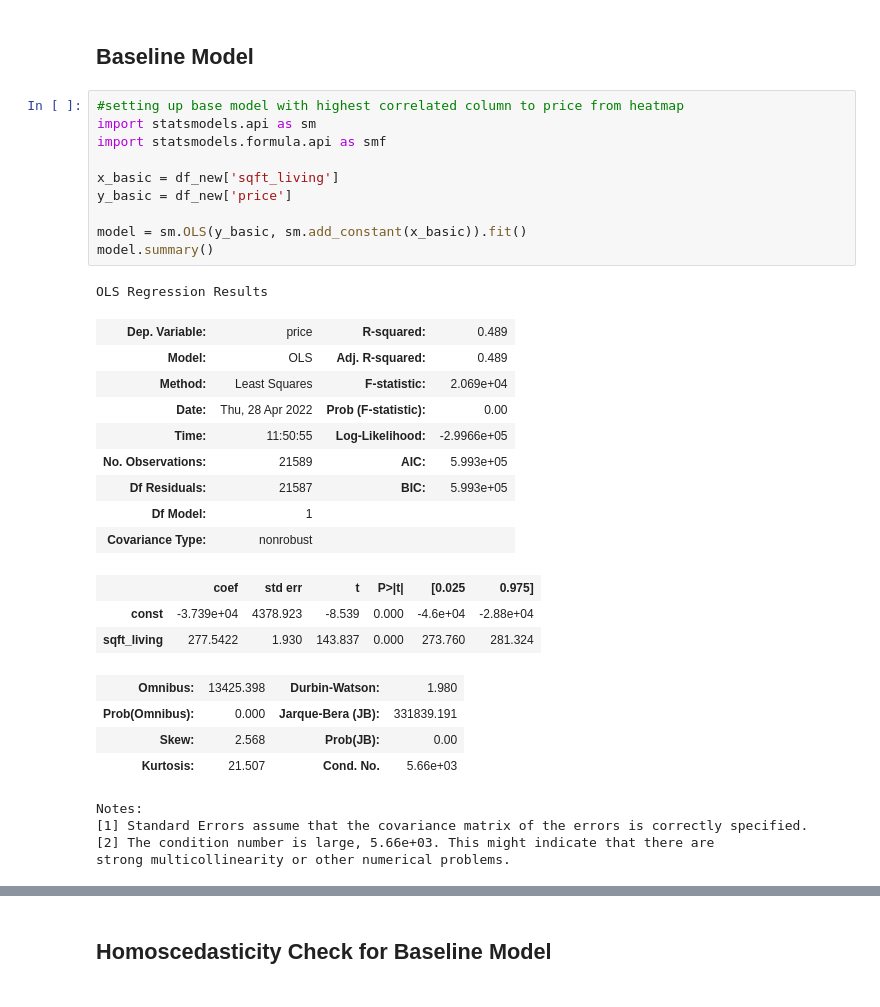
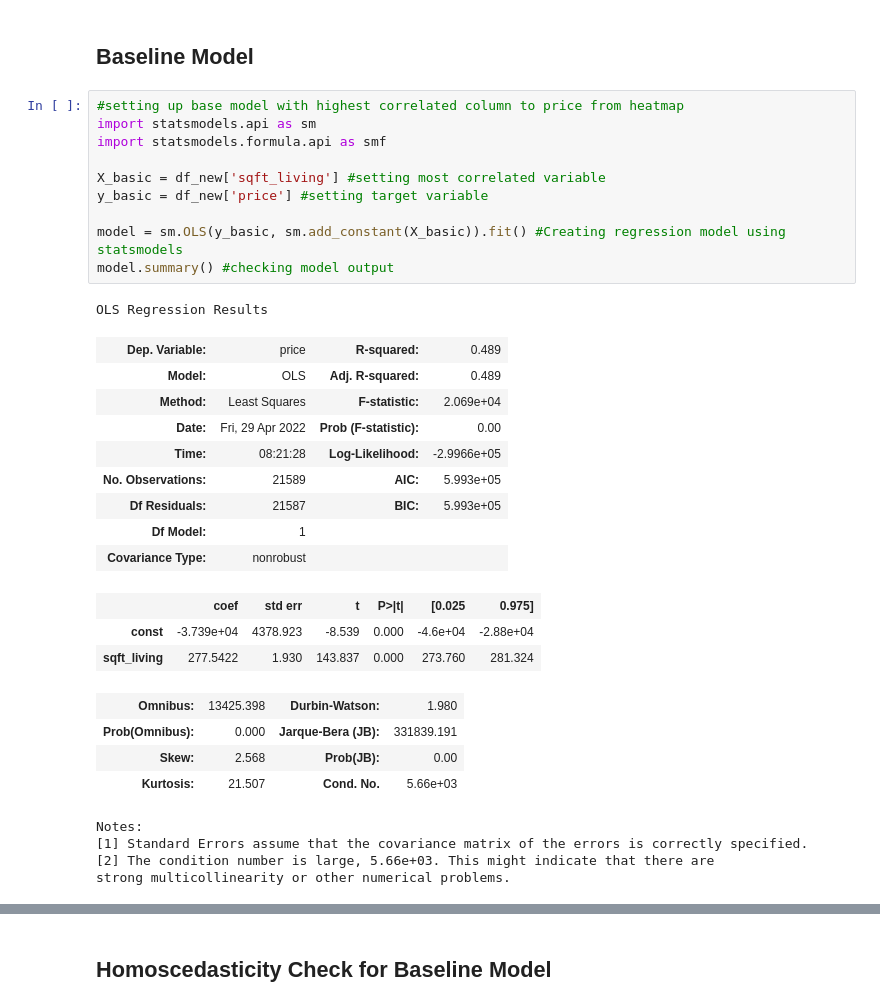
Before and after one commit to jonathanr1212/P2_real_estate_analysis, a Jupyter notebook: student.ipynb, the cells around one changed output, grey strips where cells are left out. Saved outputs shown, nothing was run; the diff lists cells and outputs as text.

```diff
--- a/student.ipynb
+++ b/student.ipynb
@@ -504,20 +514,20 @@ for i, col in enumerate(df_new.columns):
 # %%
 #setting up base model with highest correlated column to price from heatmap
 import statsmodels.api as sm
 import statsmodels.formula.api as smf
 
-x_basic = df_new['sqft_living']
-y_basic = df_new['price']
+X_basic = df_new['sqft_living'] #setting most correlated variable
+y_basic = df_new['price'] #setting target variable
 
-model = sm.OLS(y_basic, sm.add_constant(x_basic)).fit()
-model.summary()
+model = sm.OLS(y_basic, sm.add_constant(X_basic)).fit() #Creating regression model using statsmodels
+model.summary() #checking model output
 # %% [output]
 OLS Regression Results
 | Dep. Variable: | price | R-squared: | 0.489 |
 | Model: | OLS | Adj. R-squared: | 0.489 |
 | Method: | Least Squares | F-statistic: | 2.069e+04 |
-| Date: | Thu, 28 Apr 2022 | Prob (F-statistic): | 0.00 |
-| Time: | 11:50:55 | Log-Likelihood: | -2.9966e+05 |
+| Date: | Fri, 29 Apr 2022 | Prob (F-statistic): | 0.00 |
+| Time: | 08:21:28 | Log-Likelihood: | -2.9966e+05 |
 | No. Observations: | 21589 | AIC: | 5.993e+05 |
 | Df Residuals: | 21587 | BIC: | 5.993e+05 |
 | Df Model: | 1 |  |  |
```
Also changed, not shown: parts of 58 cells of this notebook, 2 other files.
